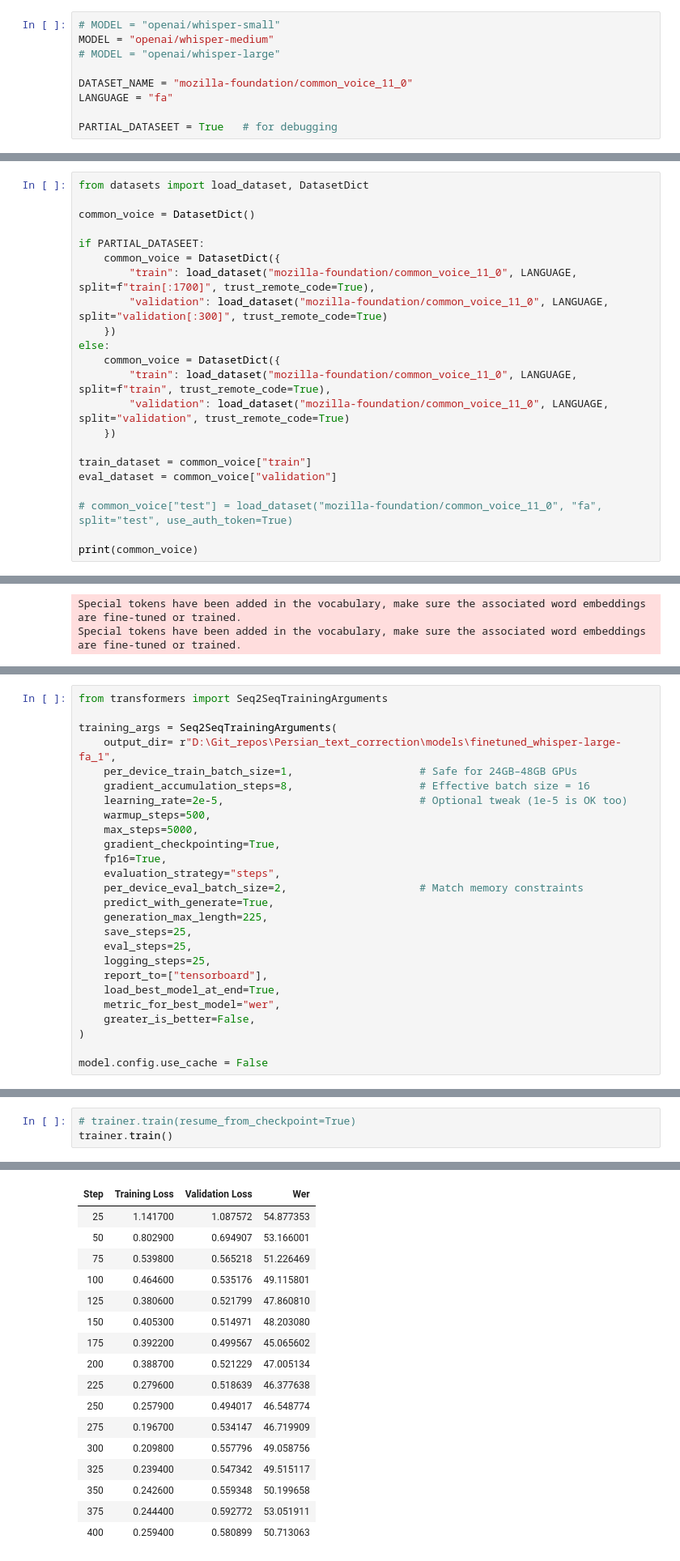
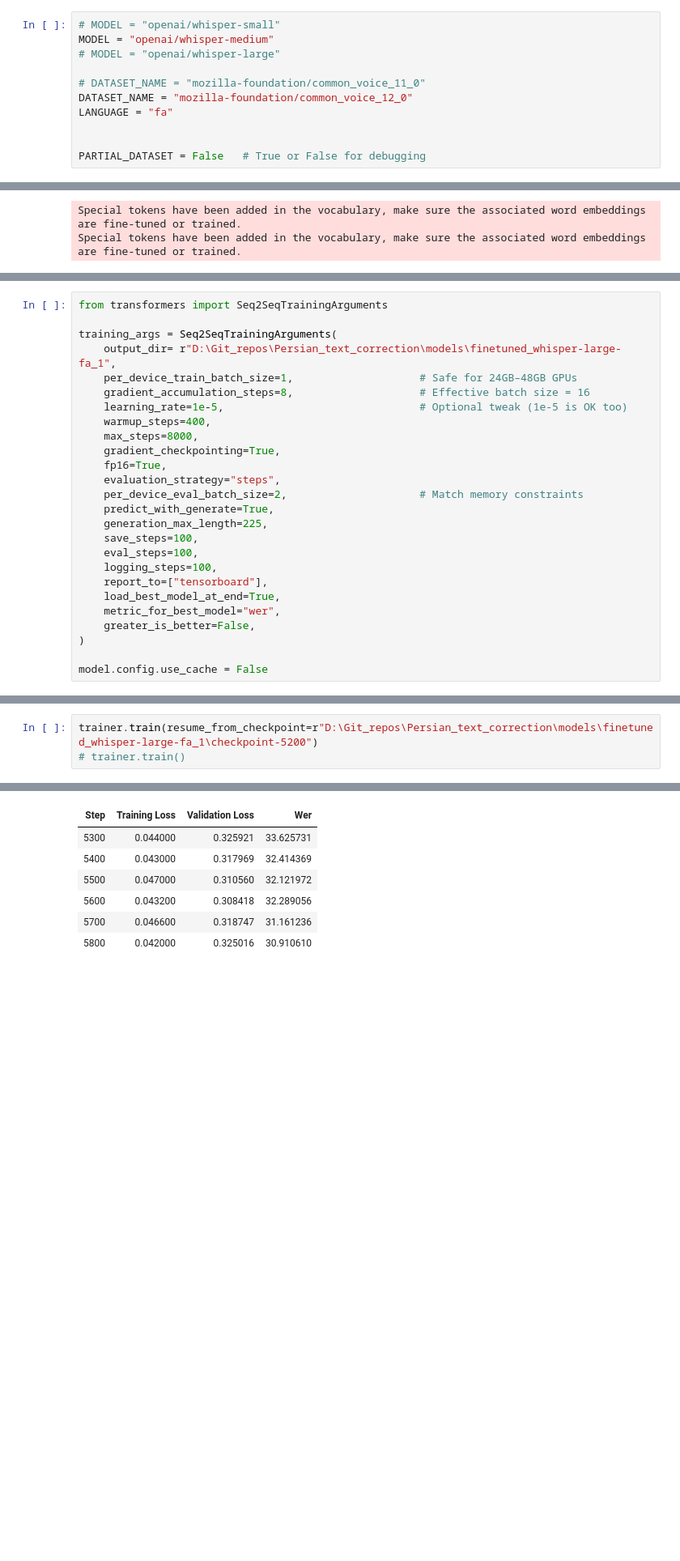
Before and after one commit to FarshadAmiri/Persian_text_correction, a Jupyter notebook: whisper_finetuning_3.ipynb, the cells around one changed output, grey strips where cells are left out. Shown at 81% size. Saved outputs shown, nothing was run; the diff lists cells and outputs as text; blank space fills up the shorter version.

```diff
--- a/whisper_finetuning_3.ipynb
+++ b/whisper_finetuning_3.ipynb
@@ -12,10 +12,12 @@ Input Variables
 MODEL = "openai/whisper-medium"
 # MODEL = "openai/whisper-large"
 
-DATASET_NAME = "mozilla-foundation/common_voice_11_0"
+# DATASET_NAME = "mozilla-foundation/common_voice_11_0"
+DATASET_NAME = "mozilla-foundation/common_voice_12_0"
 LANGUAGE = "fa"
 
-PARTIAL_DATASEET = True   # for debugging
+
+PARTIAL_DATASET = False   # True or False for debugging
 # %% [markdown]
 Preparing the dataset
 # %%
@@ -55,22 +44,0 @@ DatasetDict({
-# %%
-from datasets import load_dataset, DatasetDict
-
-common_voice = DatasetDict()
-
-if PARTIAL_DATASEET:
-    common_voice = DatasetDict({
-        "train": load_dataset("mozilla-foundation/common_voice_11_0", LANGUAGE, split=f"train[:1700]", trust_remote_code=True),
-        "validation": load_dataset("mozilla-foundation/common_voice_11_0", LANGUAGE, split="validation[:300]", trust_remote_code=True)
-    })
-else:
-    common_voice = DatasetDict({
-        "train": load_dataset("mozilla-foundation/common_voice_11_0", LANGUAGE, split=f"train", trust_remote_code=True),
-        "validation": load_dataset("mozilla-foundation/common_voice_11_0", LANGUAGE, split="validation", trust_remote_code=True)
-    })
-
-train_dataset = common_voice["train"]
-eval_dataset = common_voice["validation"]
-
-# common_voice["test"] = load_dataset("mozilla-foundation/common_voice_11_0", "fa", split="test", use_auth_token=True)
-
-print(common_voice)
@@ -229,18 +190,18 @@ training_args = Seq2SeqTrainingArguments(
     output_dir= r"D:\Git_repos\Persian_text_correction\models\finetuned_whisper-large-fa_1",
     per_device_train_batch_size=1,                    # Safe for 24GB–48GB GPUs
     gradient_accumulation_steps=8,                    # Effective batch size = 16
-    learning_rate=2e-5,                               # Optional tweak (1e-5 is OK too)
-    warmup_steps=500,
-    max_steps=5000,
+    learning_rate=1e-5,                               # Optional tweak (1e-5 is OK too)
+    warmup_steps=400,
+    max_steps=8000,
     gradient_checkpointing=True,
     fp16=True,
     evaluation_strategy="steps",
     per_device_eval_batch_size=2,                     # Match memory constraints
     predict_with_generate=True,
     generation_max_length=225,
-    save_steps=25,
-    eval_steps=25,
-    logging_steps=25,
+    save_steps=100,
+    eval_steps=100,
+    logging_steps=100,
     report_to=["tensorboard"],
     load_best_model_at_end=True,
     metric_for_best_model="wer",
@@ -261,6 +222,6 @@ trainer = Seq2SeqTrainer(
     tokenizer=processor.feature_extractor,
 )
 # %%
-# trainer.train(resume_from_checkpoint=True)
-trainer.train()
+trainer.train(resume_from_checkpoint=r"D:\Git_repos\Persian_text_correction\models\finetuned_whisper-large-fa_1\checkpoint-5200")
+# trainer.train()
 # %% [output]
@@ -268,17 +230,7 @@ trainer.train()
 | Step | Training Loss | Validation Loss | Wer |
-| 25 | 1.141700 | 1.087572 | 54.877353 |
-| 50 | 0.802900 | 0.694907 | 53.166001 |
-| 75 | 0.539800 | 0.565218 | 51.226469 |
-| 100 | 0.464600 | 0.535176 | 49.115801 |
-| 125 | 0.380600 | 0.521799 | 47.860810 |
-| 150 | 0.405300 | 0.514971 | 48.203080 |
-| 175 | 0.392200 | 0.499567 | 45.065602 |
-| 200 | 0.388700 | 0.521229 | 47.005134 |
-| 225 | 0.279600 | 0.518639 | 46.377638 |
-| 250 | 0.257900 | 0.494017 | 46.548774 |
-| 275 | 0.196700 | 0.534147 | 46.719909 |
-| 300 | 0.209800 | 0.557796 | 49.058756 |
-| 325 | 0.239400 | 0.547342 | 49.515117 |
-| 350 | 0.242600 | 0.559348 | 50.199658 |
-| 375 | 0.244400 | 0.592772 | 53.051911 |
-| 400 | 0.259400 | 0.580899 | 50.713063 |
+| 5300 | 0.044000 | 0.325921 | 33.625731 |
+| 5400 | 0.043000 | 0.317969 | 32.414369 |
+| 5500 | 0.047000 | 0.310560 | 32.121972 |
+| 5600 | 0.043200 | 0.308418 | 32.289056 |
+| 5700 | 0.046600 | 0.318747 | 31.161236 |
+| 5800 | 0.042000 | 0.325016 | 30.910610 |
```
Also changed, not shown: parts of 5 cells of this notebook, 1 other file.
